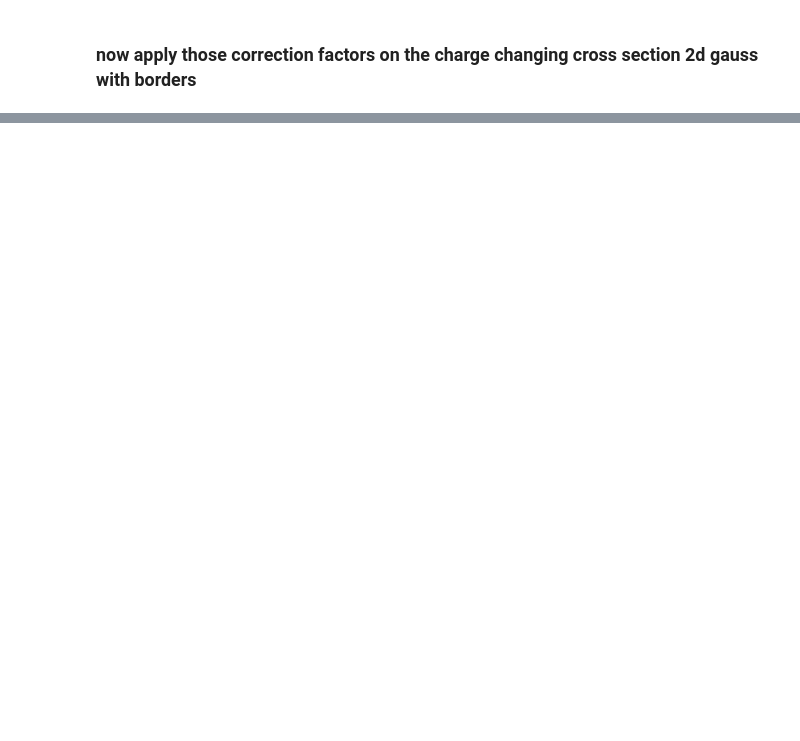
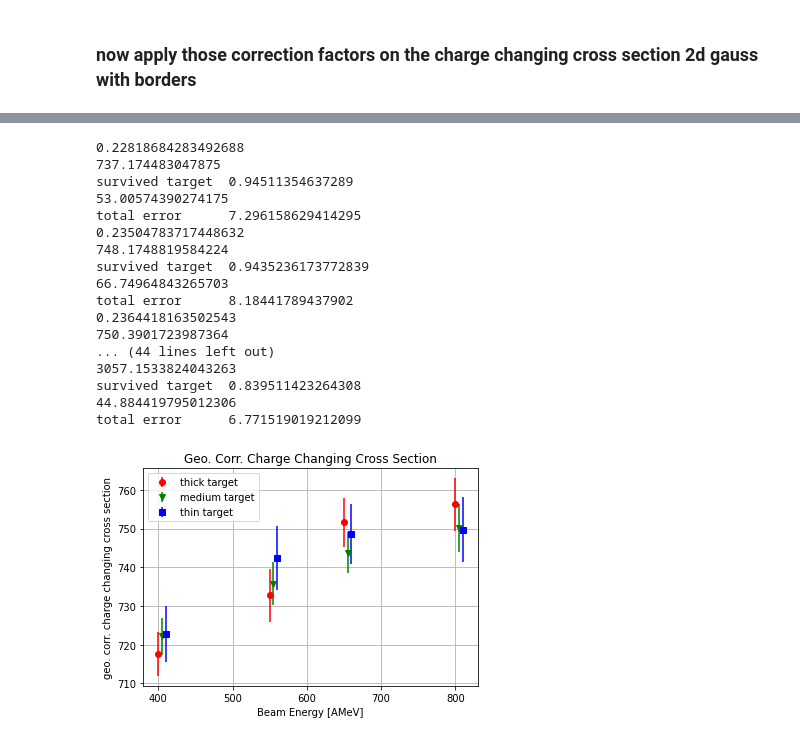
Before and after one commit to jenegger/r3bweek24_gsi, a Jupyter notebook: iso_geo_corr.ipynb, the cells around one changed output, grey strips where cells are left out. Cells and saved outputs as stored; diff of their text form; code cells hidden in the pictures; blank space fills up the shorter version.

Commit message:
now with geo corr_cross section

```diff
--- a/iso_geo_corr.ipynb
+++ b/iso_geo_corr.ipynb
@@ -193,0 +249,6 @@ plt.savefig('corig_geo_corr_factor.png')
+# %%
+filename_geo_corr = "orig_geo_corr_factor.txt"
+corr_cross_sec_thin = cs_geo_corr(filename_geo_corr,"thin")
+corr_cross_sec_medium = cs_geo_corr(filename_geo_corr,"medium")
+corr_cross_sec_thick = cs_geo_corr(filename_geo_corr,"thick")
+print(corr_cross_sec_thin)
@@ -193,0 +273,13 @@ plt.savefig('corig_geo_corr_factor.png')
+# %%
+file_gauss2d_border_3_5_sigma = 'numbers/comb_gauss2d_border.txt'
+cccs_border_3_5_thin = cccs(file_gauss2d_border_3_5_sigma,"thin")
+cccs_border_3_5_medium = cccs(file_gauss2d_border_3_5_sigma,"medium")
+cccs_border_3_5_thick = cccs(file_gauss2d_border_3_5_sigma,"thick")
+from operator import add
+print (cccs_border_3_5_thin)
+print(list( map(add,cccs_border_3_5_thin , corr_cross_sec_thin)))
+
+
+geo_corr_cs_charge_thin = list( map(add,cccs_border_3_5_thin , corr_cross_sec_thin))
+geo_corr_cs_charge_medium = list( map(add,cccs_border_3_5_medium , corr_cross_sec_medium))
+geo_corr_cs_charge_thick = list( map(add,cccs_border_3_5_thick,corr_cross_sec_thick))
@@ -193,0 +304,39 @@ plt.savefig('corig_geo_corr_factor.png')
+# %%
+test = 'numbers/comb_gauss2d_border.txt'
+err_values_thin = stat_errors(test,"thin")
+err_values_medium = stat_errors(test,"medium")
+err_values_thick = stat_errors(test,"thick")
+
+fig, ax = plt.subplots()
+#fig.tight_layout()
+energy = [400,550,650,800]
+ax.errorbar(energy,geo_corr_cs_charge_thick,yerr=err_values_thick,label="thick target",color='red',marker="o",fmt="o")
+energy = [405,555,655,805]
+ax.errorbar(energy,geo_corr_cs_charge_medium,yerr=err_values_medium,label="medium target",color='green',marker="v",fmt="o")
+energy = [410,560,660,810]
+ax.errorbar(energy,geo_corr_cs_charge_thin,yerr=err_values_thin,label="thin target",color='blue',marker="s",fmt="o")
+ax.legend()
+ax.grid()
+ax.set_xlabel("Beam Energy [AMeV]")
+ax.set_ylabel("geo. corr. charge changing cross section")
+ax.set_title("Geo. Corr. Charge Changing Cross Section")
+plt.savefig('charge_changing_geo_corrected_cross_section.png')
+# %% [output]
+0.22818684283492688
+737.174483047875
+survived target  0.94511354637289
+53.00574390274175
+total error      7.296158629414295
+0.23504783717448632
+748.1748819584224
+survived target  0.9435236173772839
+66.74964843265703
+total error      8.18441789437902
+0.2364418163502543
+750.3901723987364
+... (44 lines left out)
+3057.1533824043263
+survived target  0.839511423264308
+44.884419795012306
+total error      6.771519019212099
+[figure, added]
```
Also changed, not shown: parts of 7 cells of this notebook, 13 other files.
